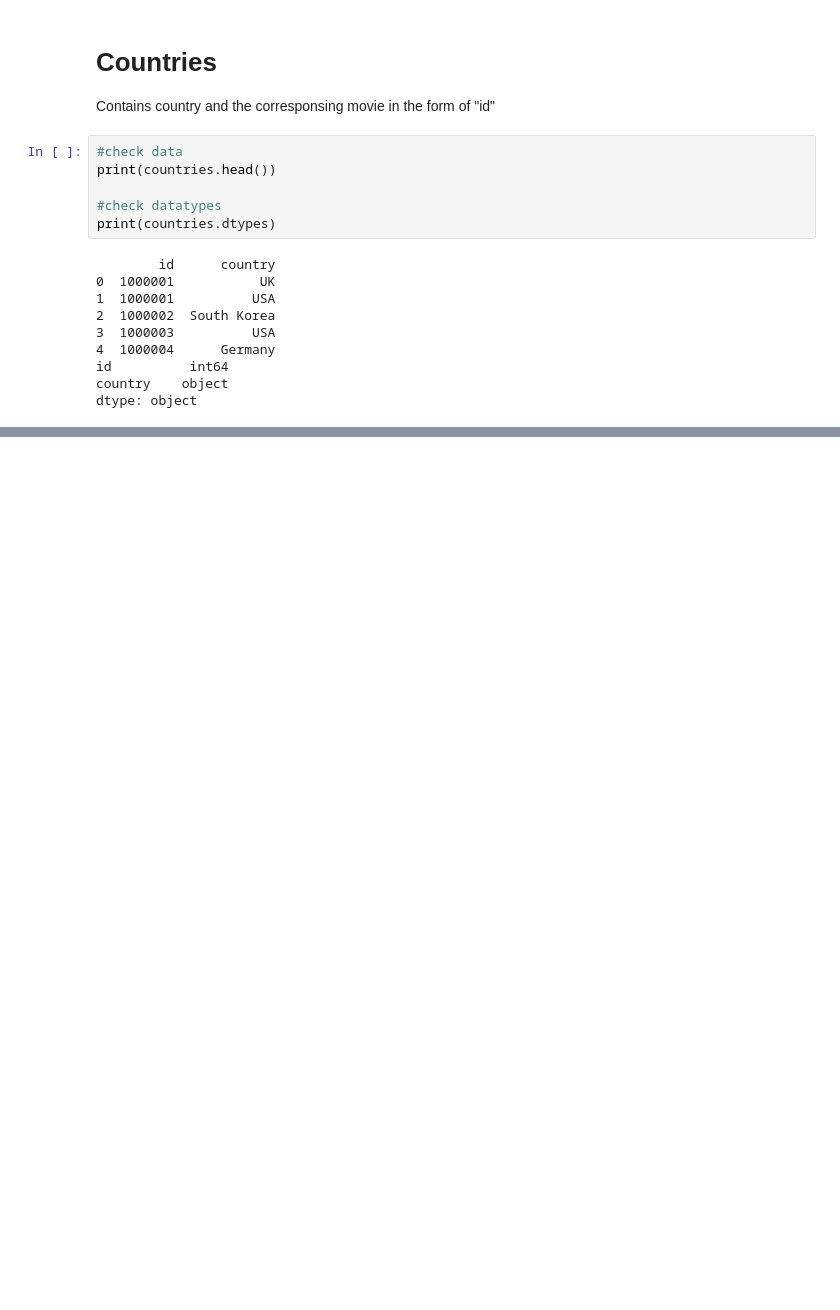
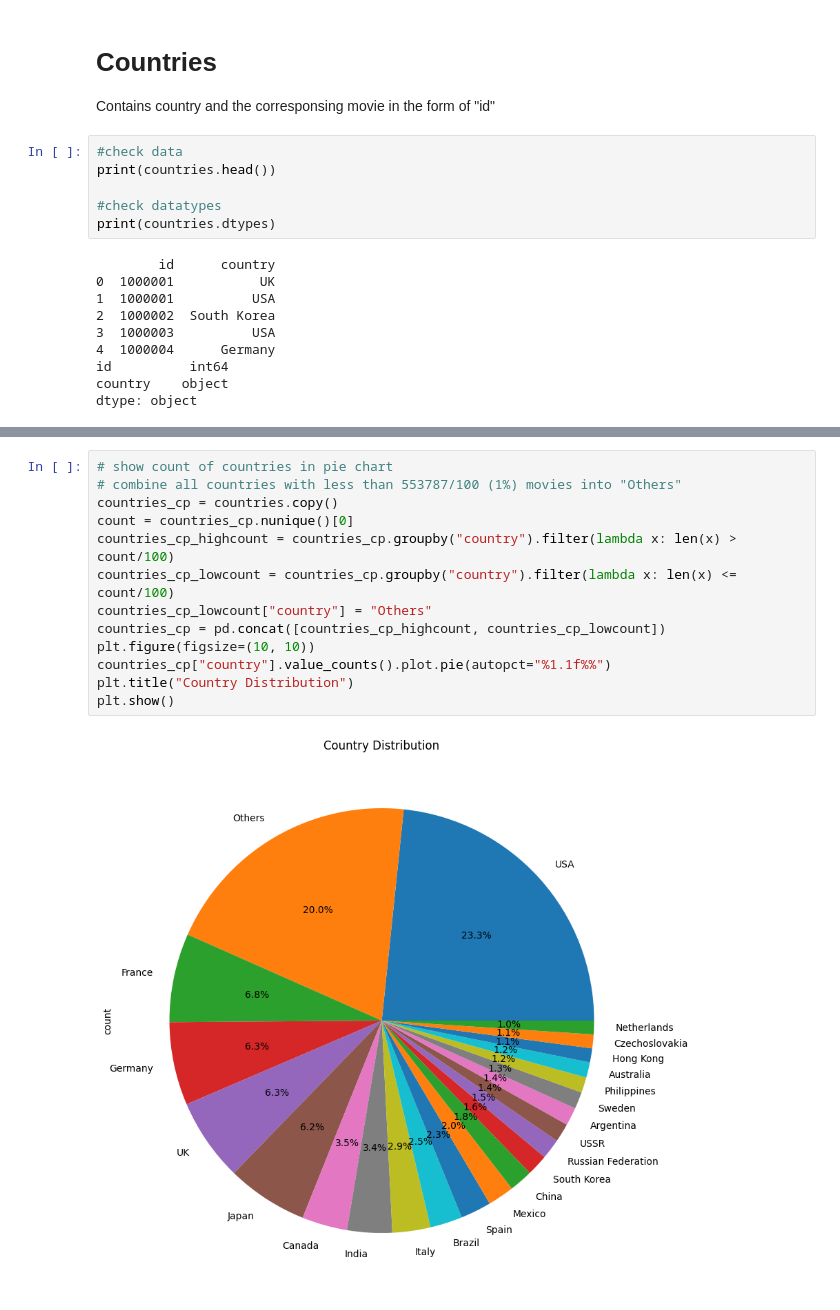
Before and after one commit to DasGewuerz/htw_letterboxd, a Jupyter notebook: letterboxd.ipynb, the cells around one changed output, grey strips where cells are left out. Drawn from its saved outputs; the diff is of its cells as text; blank space fills up the shorter version.

Commit message:
Added charts and stats about countries (Pie)

```diff
--- a/letterboxd.ipynb
+++ b/letterboxd.ipynb
@@ -60,0 +165,15 @@ dtype: object
+# %%
+# show count of countries in pie chart
+# combine all countries with less than 553787/100 (1%) movies into "Others"
+countries_cp = countries.copy()
+count = countries_cp.nunique()[0]
+countries_cp_highcount = countries_cp.groupby("country").filter(lambda x: len(x) > count/100)
+countries_cp_lowcount = countries_cp.groupby("country").filter(lambda x: len(x) <= count/100)
+countries_cp_lowcount["country"] = "Others"
+countries_cp = pd.concat([countries_cp_highcount, countries_cp_lowcount])
+plt.figure(figsize=(10, 10))
+countries_cp["country"].value_counts().plot.pie(autopct="%1.1f%%")
+plt.title("Country Distribution")
+plt.show()
+# %% [output]
+[figure, added]
```
Also changed, not shown: parts of 8 cells of this notebook.
